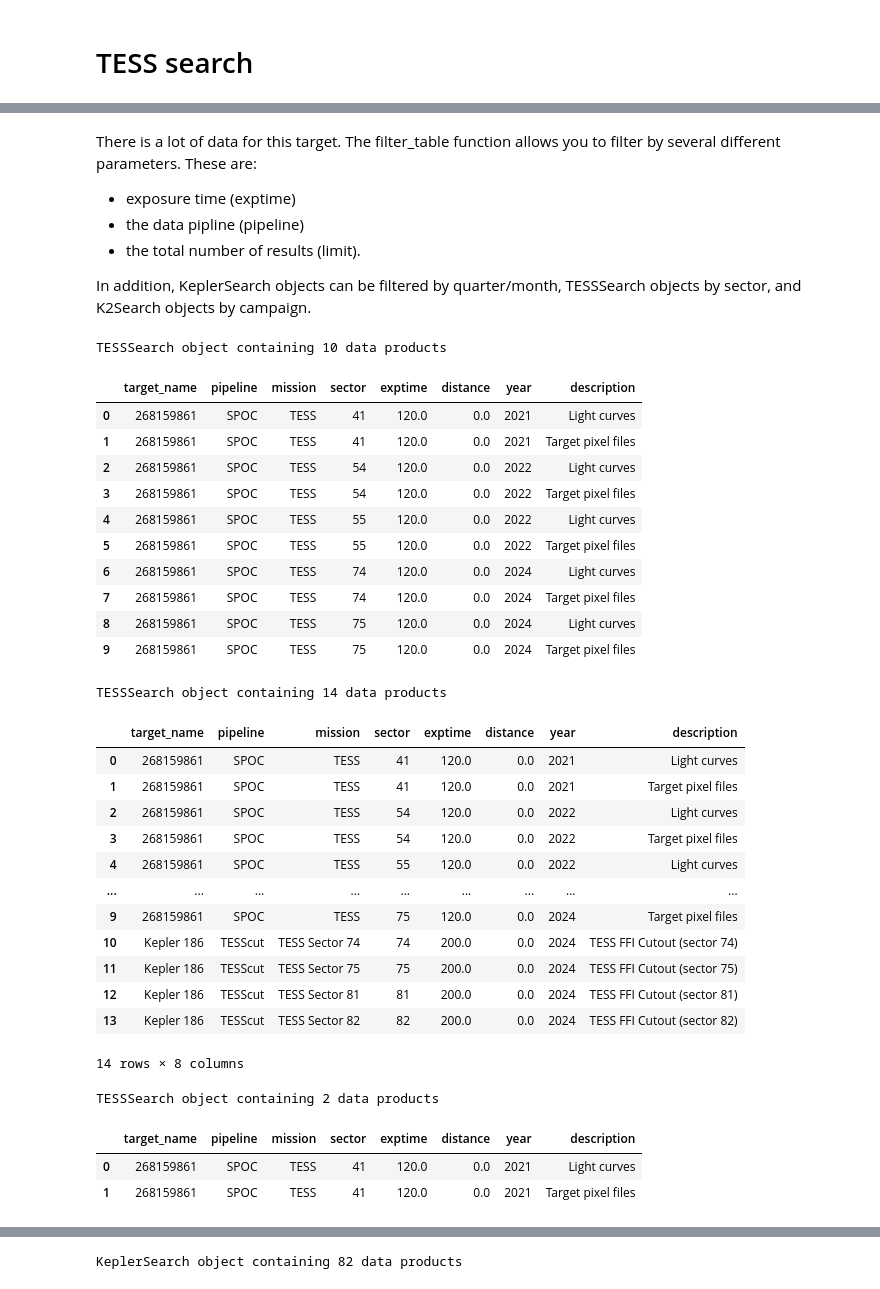
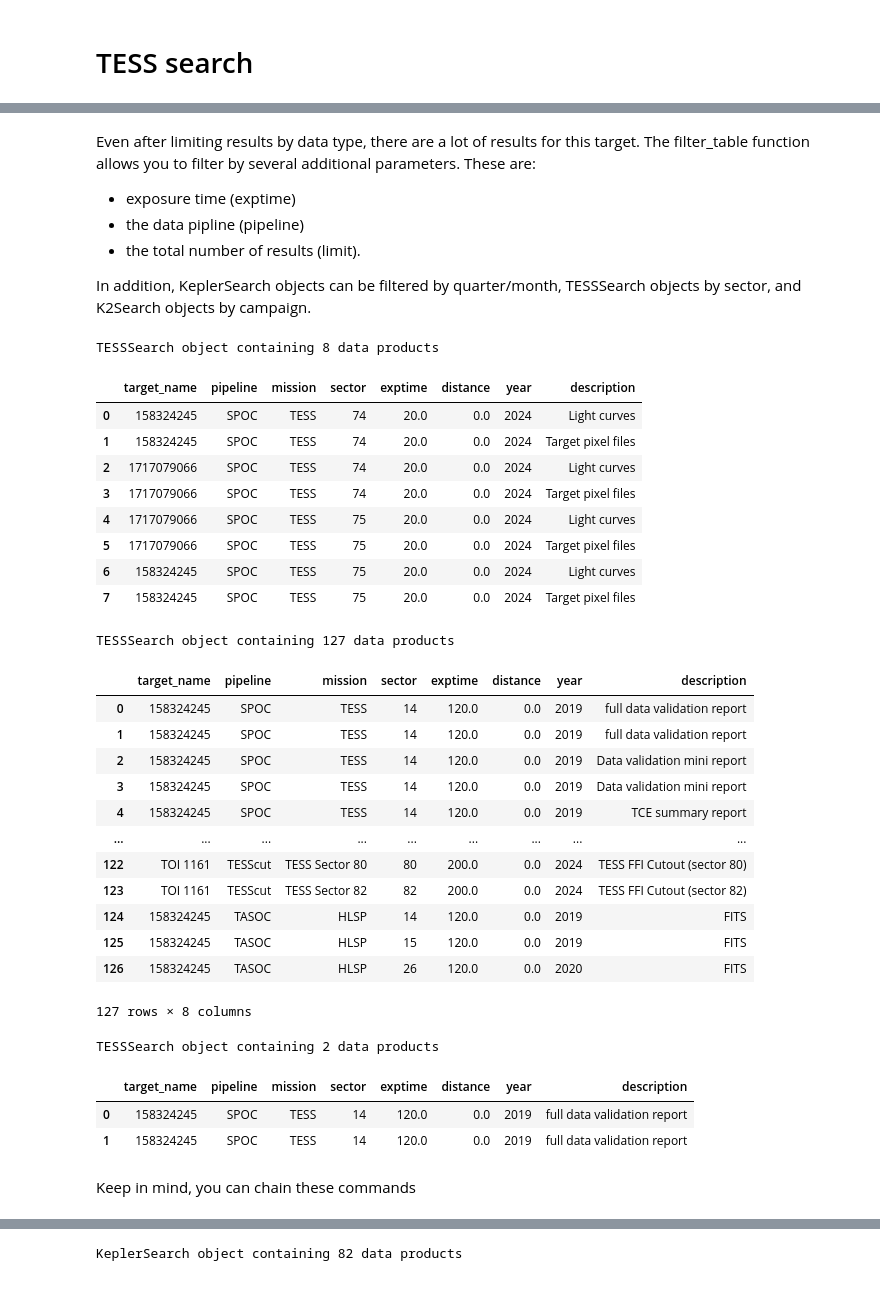
Before and after one commit to lightkurve/lksearch, a Jupyter notebook: docs/tutorials/Example_searches.ipynb, the cells around one changed output, grey strips where cells are left out. Cells and saved outputs as stored; diff of their text form; code cells hidden in the pictures.

```diff
--- a/docs/tutorials/Example_searches.ipynb
+++ b/docs/tutorials/Example_searches.ipynb
@@ -87,7 +115,7 @@ By default, MASTSearch returns any available data provided by a *mission* pipeli
 # %% [markdown]
 # TESS search
 # %%
-# Search for TESS data. This by default includes both HLSPs and FFI cutouts.
-Kep186 = TESSSearch('Kepler 186')
-Kep186
+# Search for TESS data only. This by default includes both HLSPs and FFI cutouts.
+toi = TESSSearch('TOI 1161')
+toi
 # %% [output]
@@ -157,5 +198,5 @@ No results found
 # %% [markdown]
-There is a lot of data for this target. The filter_table function allows you to filter by several different parameters. These are:
+Even after limiting results by data type, there are a lot of results for this target. The filter_table function allows you to filter by several additional parameters. These are:
 - exposure time (exptime)
 - the data pipline (pipeline)
 - the total number of results (limit).
@@ -164,45 +205,45 @@ In addition, KeplerSearch objects can be filtered by quarter/month, TESSSearch o
 # %%
 # Keep any data type, but only the shortest cadence available, which in this case is 2-minute data
 
-Kep186_shortest = Kep186.filter_table(exptime='shortest')
-Kep186_shortest
+toi_shortest = toi.filter_table(exptime='shortest')
+toi_shortest
 # %% [output]
-TESSSearch object containing 10 data products
+TESSSearch object containing 8 data products
 |  | target_name | pipeline | mission | sector | exptime | distance | year | description |
-| 0 | 268159861 | SPOC | TESS | 41 | 120.0 | 0.0 | 2021 | Light curves |
-| 1 | 268159861 | SPOC | TESS | 41 | 120.0 | 0.0 | 2021 | Target pixel files |
-| 2 | 268159861 | SPOC | TESS | 54 | 120.0 | 0.0 | 2022 | Light curves |
-| 3 | 268159861 | SPOC | TESS | 54 | 120.0 | 0.0 | 2022 | Target pixel files |
-| 4 | 268159861 | SPOC | TESS | 55 | 120.0 | 0.0 | 2022 | Light curves |
-| 5 | 268159861 | SPOC | TESS | 55 | 120.0 | 0.0 | 2022 | Target pixel files |
-| 6 | 268159861 | SPOC | TESS | 74 | 120.0 | 0.0 | 2024 | Light curves |
-| 7 | 268159861 | SPOC | TESS | 74 | 120.0 | 0.0 | 2024 | Target pixel files |
-| 8 | 268159861 | SPOC | TESS | 75 | 120.0 | 0.0 | 2024 | Light curves |
-| 9 | 268159861 | SPOC | TESS | 75 | 120.0 | 0.0 | 2024 | Target pixel files |
+| 0 | 158324245 | SPOC | TESS | 74 | 20.0 | 0.0 | 2024 | Light curves |
+| 1 | 158324245 | SPOC | TESS | 74 | 20.0 | 0.0 | 2024 | Target pixel files |
+| 2 | 1717079066 | SPOC | TESS | 74 | 20.0 | 0.0 | 2024 | Light curves |
+| 3 | 1717079066 | SPOC | TESS | 74 | 20.0 | 0.0 | 2024 | Target pixel files |
+| 4 | 1717079066 | SPOC | TESS | 75 | 20.0 | 0.0 | 2024 | Light curves |
+| 5 | 1717079066 | SPOC | TESS | 75 | 20.0 | 0.0 | 2024 | Target pixel files |
+| 6 | 158324245 | SPOC | TESS | 75 | 20.0 | 0.0 | 2024 | Light curves |
+| 7 | 158324245 | SPOC | TESS | 75 | 20.0 | 0.0 | 2024 | Target pixel files |
 # %%
 # You could also specify an exact exposure time or range in the form of a tuple (eg, (100,500))
-Kep186_trange = Kep186.filter_table(exptime=(100,500))
-Kep186_trange
+toi_trange = toi.filter_table(exptime=(100,500))
+toi_trange
 # %% [output]
-TESSSearch object containing 14 data products
+TESSSearch object containing 127 data products
 |  | target_name | pipeline | mission | sector | exptime | distance | year | description |
-| 0 | 268159861 | SPOC | TESS | 41 | 120.0 | 0.0 | 2021 | Light curves |
-| 1 | 268159861 | SPOC | TESS | 41 | 120.0 | 0.0 | 2021 | Target pixel files |
-| 2 | 268159861 | SPOC | TESS | 54 | 120.0 | 0.0 | 2022 | Light curves |
-| 3 | 268159861 | SPOC | TESS | 54 | 120.0 | 0.0 | 2022 | Target pixel files |
-| 4 | 268159861 | SPOC | TESS | 55 | 120.0 | 0.0 | 2022 | Light curves |
+| 0 | 158324245 | SPOC | TESS | 14 | 120.0 | 0.0 | 2019 | full data validation report |
+| 1 | 158324245 | SPOC | TESS | 14 | 120.0 | 0.0 | 2019 | full data validation report |
+| 2 | 158324245 | SPOC | TESS | 14 | 120.0 | 0.0 | 2019 | Data validation mini report |
+| 3 | 158324245 | SPOC | TESS | 14 | 120.0 | 0.0 | 2019 | Data validation mini report |
+| 4 | 158324245 | SPOC | TESS | 14 | 120.0 | 0.0 | 2019 | TCE summary report |
 | ... | ... | ... | ... | ... | ... | ... | ... | ... |
-| 9 | 268159861 | SPOC | TESS | 75 | 120.0 | 0.0 | 2024 | Target pixel files |
-| 10 | Kepler 186 | TESScut | TESS Sector 74 | 74 | 200.0 | 0.0 | 2024 | TESS FFI Cutout (sector 74) |
-| 11 | Kepler 186 | TESScut | TESS Sector 75 | 75 | 200.0 | 0.0 | 2024 | TESS FFI Cutout (sector 75) |
-| 12 | Kepler 186 | TESScut | TESS Sector 81 | 81 | 200.0 | 0.0 | 2024 | TESS FFI Cutout (sector 81) |
-| 13 | Kepler 186 | TESScut | TESS Sector 82 | 82 | 200.0 | 0.0 | 2024 | TESS FFI Cutout (sector 82) |
+| 122 | TOI 1161 | TESScut | TESS Sector 80 | 80 | 200.0 | 0.0 | 2024 | TESS FFI Cutout (sector 80) |
+| 123 | TOI 1161 | TESScut | TESS Sector 82 | 82 | 200.0 | 0.0 | 2024 | TESS FFI Cutout (sector 82) |
+| 124 | 158324245 | TASOC | HLSP | 14 | 120.0 | 0.0 | 2019 | FITS |
+| 125 | 158324245 | TASOC | HLSP | 15 | 120.0 | 0.0 | 2019 | FITS |
+| 126 | 158324245 | TASOC | HLSP | 26 | 120.0 | 0.0 | 2020 | FITS |
-14 rows × 8 columns
+127 rows × 8 columns
 # %%
-Kep186_lim = Kep186.filter_table(limit=2)
-Kep186_lim
+toi_lim = toi.filter_table(limit=2)
+toi_lim
 # %% [output]
 TESSSearch object containing 2 data products
 |  | target_name | pipeline | mission | sector | exptime | distance | year | description |
-| 0 | 268159861 | SPOC | TESS | 41 | 120.0 | 0.0 | 2021 | Light curves |
-| 1 | 268159861 | SPOC | TESS | 41 | 120.0 | 0.0 | 2021 | Target pixel files |
+| 0 | 158324245 | SPOC | TESS | 14 | 120.0 | 0.0 | 2019 | full data validation report |
+| 1 | 158324245 | SPOC | TESS | 14 | 120.0 | 0.0 | 2019 | full data validation report |
+# %% [markdown]
+Keep in mind, you can chain these commands
```
Also changed, not shown: parts of 56 cells of this notebook.
